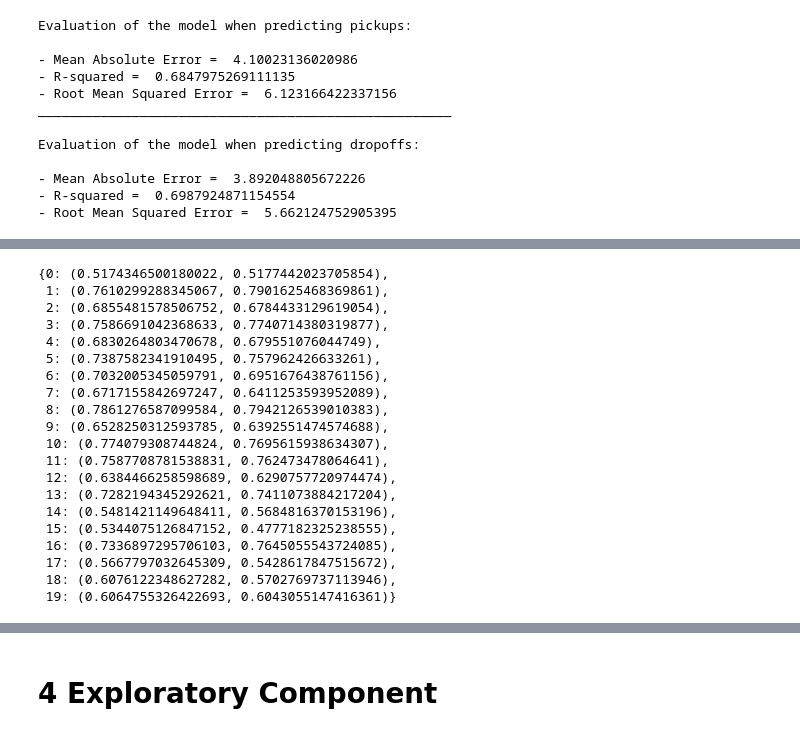
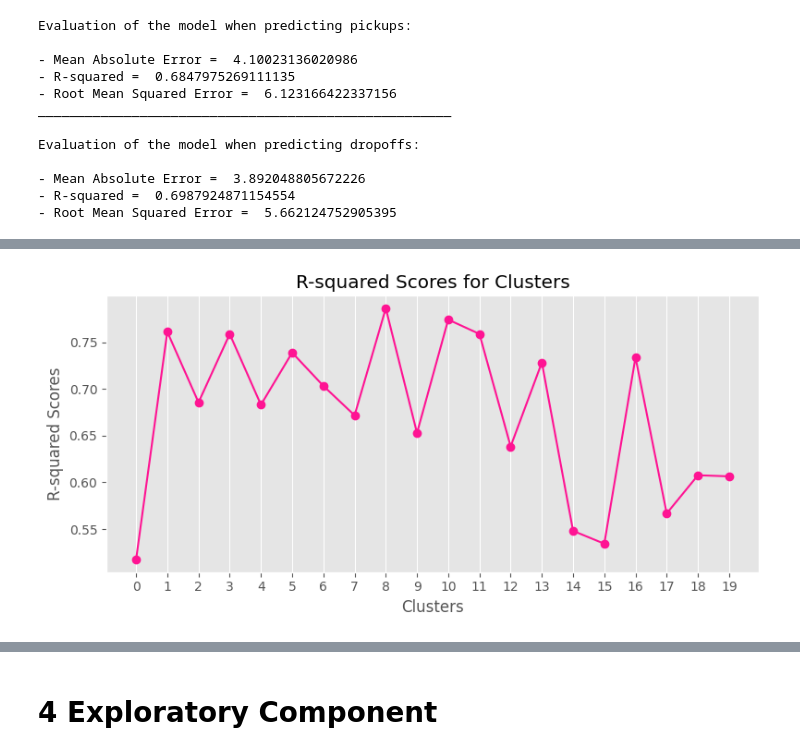
Before and after one commit to IlaAmini/Business-Analytics, a Jupyter notebook: main.ipynb, the cells around one changed output, grey strips where cells are left out. Cells and saved outputs as stored; diff of their text form; code cells hidden in the pictures.

```diff
--- a/main.ipynb
+++ b/main.ipynb
@@ -666,5 +630,0 @@ KMeans(n_clusters=20)
-# %%
-#the object cluster_centers_ is the list of cluster centroids obtained
-x = range(96)
-for c in kmean.cluster_centers_:
-    plt.plot(x, c)
@@ -1118,7 +995,9 @@ Evaluation of the model when predicting dropoffs:
 - R-squared =  0.6987924871154554
 - Root Mean Squared Error =  5.662124752905395
 # %%
-Rsquared = {}
+Rsquared1 = {} #dictionary for R-squared scores for pickups predictions
+Rsquared2 = {} #dictionary for R-squared scores for dropoffs predictions
 for i in range(0,20):
     rsq1 , rsq2, pickups_pred_test, dropoffs_pred_test, y_p_test, y_d_test = regressionModelGenerator(outlier_free_data, i)
-    Rsquared[i] = rsq1 , rsq2
+    Rsquared1[i] = rsq1
+    Rsquared2[i] = rsq2
@@ -1125,24 +1022,16 @@ for i in range(0,20):
-# %%
-Rsquared
-#then we draw a graph with y as Rsquared an x as number of clusters
-# %% [output]
-{0: (0.5174346500180022, 0.5177442023705854),
- 1: (0.7610299288345067, 0.7901625468369861),
- 2: (0.6855481578506752, 0.6784433129619054),
- 3: (0.7586691042368633, 0.7740714380319877),
- 4: (0.6830264803470678, 0.679551076044749),
- 5: (0.7387582341910495, 0.757962426633261),
- 6: (0.7032005345059791, 0.6951676438761156),
- 7: (0.6717155842697247, 0.6411253593952089),
- 8: (0.7861276587099584, 0.7942126539010383),
- 9: (0.6528250312593785, 0.6392551474574688),
- 10: (0.774079308744824, 0.7695615938634307),
- 11: (0.7587708781538831, 0.762473478064641),
- 12: (0.6384466258598689, 0.6290757720974474),
- 13: (0.7282194345292621, 0.7411073884217204),
- 14: (0.5481421149648411, 0.5684816370153196),
- 15: (0.5344075126847152, 0.4777182325238555),
- 16: (0.7336897295706103, 0.7645055543724085),
- 17: (0.5667797032645309, 0.5428617847515672),
- 18: (0.6076122348627282, 0.5702769737113946),
- 19: (0.6064755326422693, 0.6043055147416361)}
+# %%
+# Extracting cluster numbers and R-squared scores from the dictionary
+clusters = list(Rsquared1.keys())
+r_squared_values = list(Rsquared1.values())
+
+plt.plot(clusters, r_squared_values, marker='o', linestyle='-', color='deeppink')
+plt.xlabel('Clusters')
+plt.ylabel('R-squared Scores')
+plt.title('R-squared Scores for Clusters')
+plt.xticks(clusters)  # Set x-axis ticks to cluster numbers
+plt.grid(axis='y')
+
+plt.tight_layout()
+plt.show()
+# %% [output]
+[figure, added]
```
Also changed, not shown: parts of 28 cells of this notebook.
